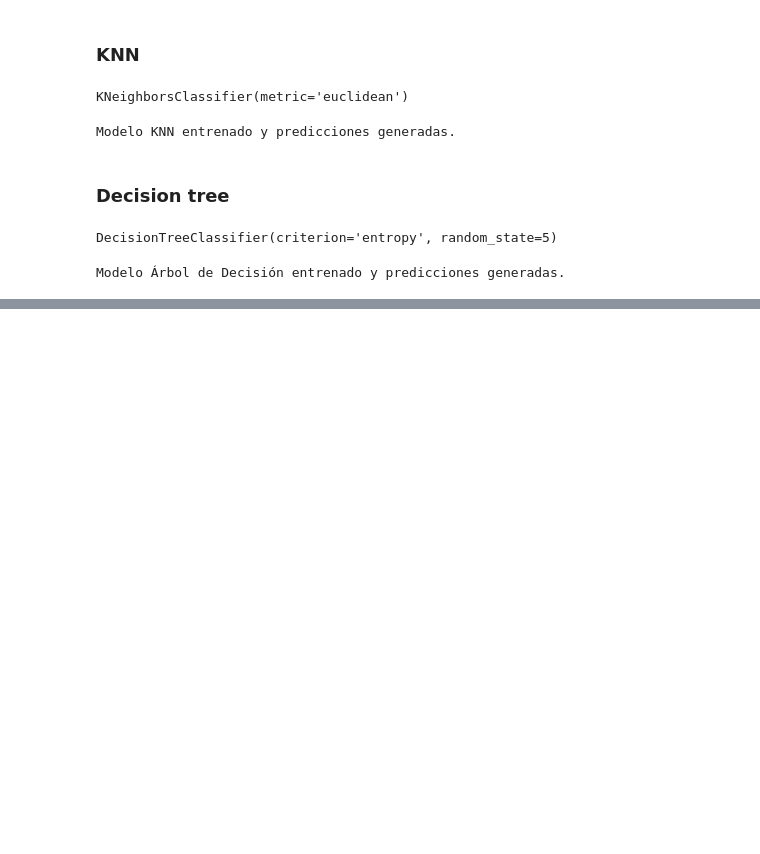
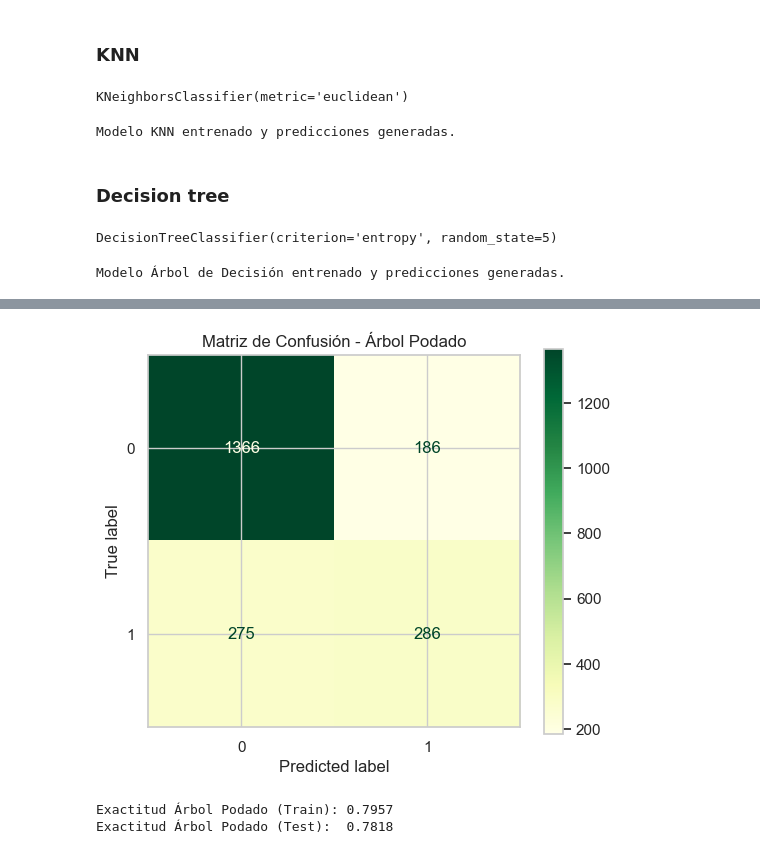
Before and after one commit to Felipe-Ahumada/Challenge_Telecom_X_ll, a Jupyter notebook: challenge_telecom_x.ipynb, the cells around one changed output, grey strips where cells are left out. Saved outputs shown, nothing was run; the diff lists cells and outputs as text; code cells hidden in the pictures; blank space fills up the shorter version.

```diff
--- a/challenge_telecom_x.ipynb
+++ b/challenge_telecom_x.ipynb
@@ -430,0 +485,4 @@ Modelo Árbol de Decisión entrenado y predicciones generadas.
+# %%
+modelo_arbol_podado = DecisionTreeClassifier(criterion='entropy', max_depth=5, random_state=5)
+modelo_arbol_podado.fit(X_train, y_train)
+predicciones_podadas = modelo_arbol_podado.predict(X_test)
@@ -430,0 +500,13 @@ Modelo Árbol de Decisión entrenado y predicciones generadas.
+# %%
+fig, ax = plt.subplots(figsize=(6, 5))
+ConfusionMatrixDisplay.from_predictions(y_test, predicciones_podadas, ax=ax, cmap='YlGn')
+ax.set_title('Matriz de Confusión - Árbol Podado')
+plt.show()
+# %% [output]
+[figure, added]
+# %%
+print(f"Exactitud Árbol Podado (Train): {modelo_arbol_podado.score(X_train, y_train):.4f}")
+print(f"Exactitud Árbol Podado (Test):  {modelo_arbol_podado.score(X_test, y_test):.4f}")
+# %% [output]
+Exactitud Árbol Podado (Train): 0.7957
+Exactitud Árbol Podado (Test):  0.7818
```
Also changed, not shown: parts of 8 cells of this notebook.
